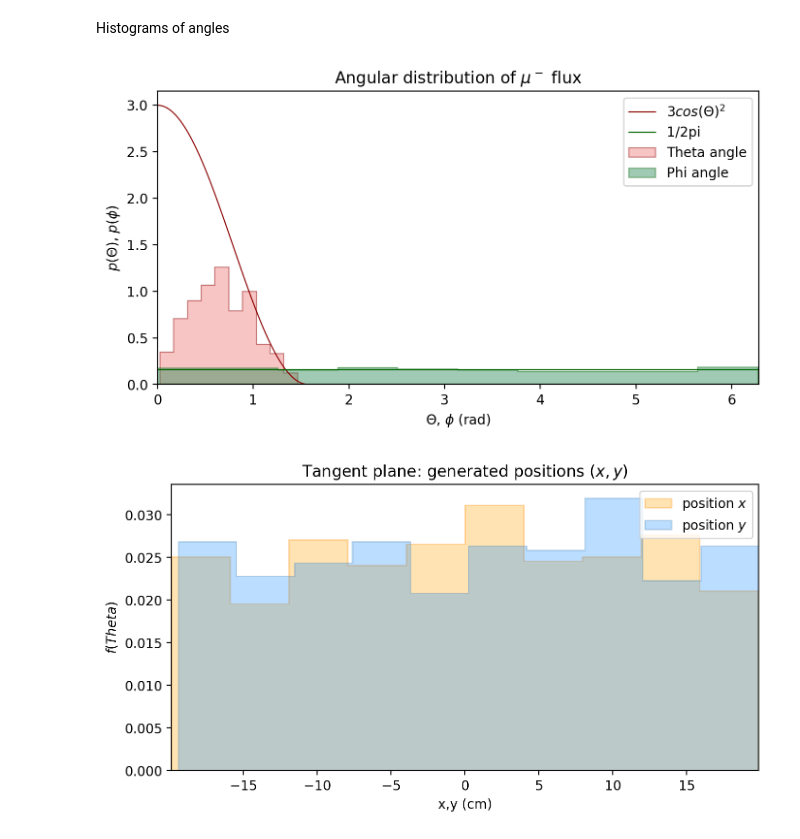
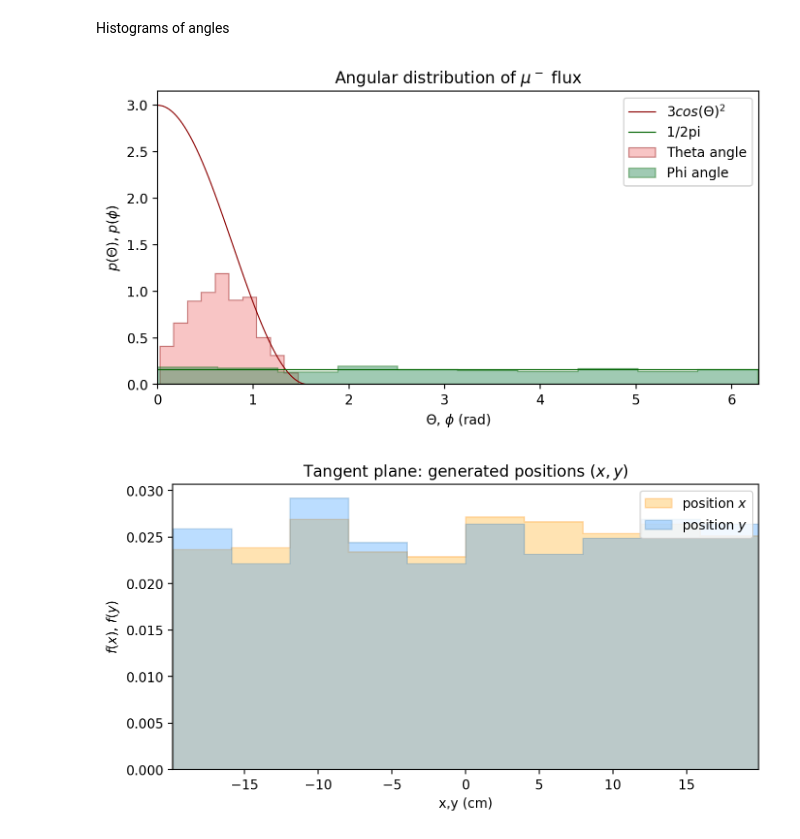
Before and after one commit to emanuelitoss/DreamExperiment, a Jupyter notebook: analysisDreamSimulation/dreamAnalysis.ipynb, the cells around one changed output. Cells and saved outputs as stored; diff of their text form; code cells hidden in the pictures.

```diff
--- a/analysisDreamSimulation/dreamAnalysis.ipynb
+++ b/analysisDreamSimulation/dreamAnalysis.ipynb
@@ -11,8 +11,8 @@ Loading data from `positions500.txt`:
 # %%
 # loading data from simulation
-x,y,theta,phi = np.loadtxt("positions500.txt", unpack=True, usecols=(0,1,2,3))
-directions = np.loadtxt("positions500.txt", unpack=True, usecols=(4,5,6))
-positions = np.loadtxt("positions500.txt", unpack=True, usecols=(7,8,9))
+x,y,theta,phi = np.loadtxt("positions.txt", unpack=True, usecols=(0,1,2,3))
+directions = np.loadtxt("positions.txt", unpack=True, usecols=(4,5,6))
+positions = np.loadtxt("positions.txt", unpack=True, usecols=(7,8,9))
 
 # rescaling of units: mm >> cm
 x = 0.1*x
@@ -64,17 +64,17 @@ plt.legend()
 
 plt.show()
 # %% [output]
-[figure, old version]
+[figure, new version]
 # %%
 fig = plt.figure(111, figsize=(8,4), dpi=200)
 
 plt.title('Tangent plane: generated positions $(x,y)$')
 plt.xlabel('x,y (cm)')
-plt.ylabel('$f(Theta)$')
+plt.ylabel('$f(x)$, $f(y)$')
 plt.xlim(min(min(x),min(y)), max(max(x),max(y)))
 plt.hist(x,lw=1, label='position $x$', histtype="stepfilled", color='orange', ec='darkorange', alpha=0.3, density=True)
 plt.hist(y,lw=1, label='position $y$', histtype="stepfilled", color='dodgerblue', ec='steelblue', alpha=0.3, density=True)
 plt.legend()
 plt.show()
 # %% [output]
-[figure, old version]
+[figure, new version]
```
Also changed, not shown: parts of 2 cells of this notebook.
